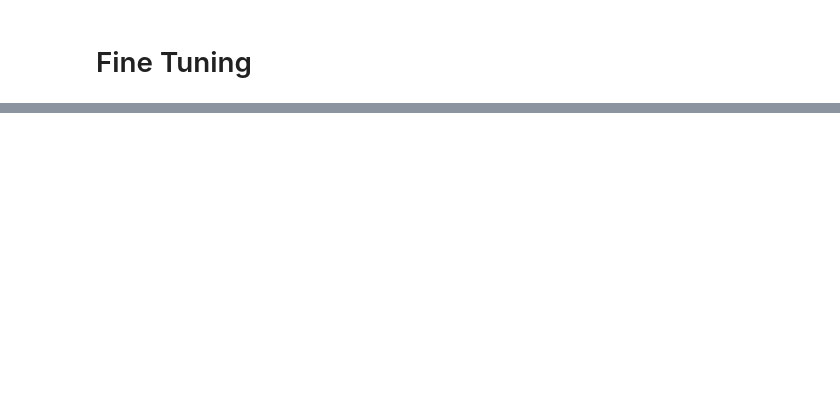
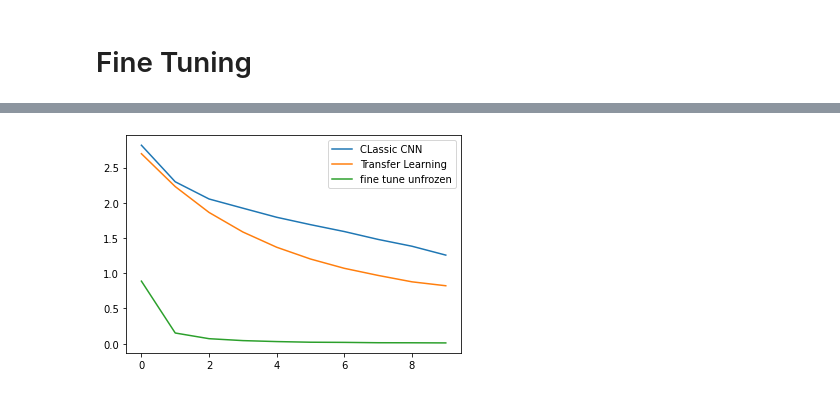
Before and after one commit to KruglovaKate/Transfer-Learning, a Jupyter notebook: flowers.ipynb, the cells around one changed output, grey strips where cells are left out. Drawn from its saved outputs; the diff is of its cells as text; code cells hidden in the pictures; blank space fills up the shorter version.

```diff
--- a/flowers.ipynb
+++ b/flowers.ipynb
@@ -154,11 +158,11 @@ import torch.nn as nn
 import torch
 import torch.nn.functional as F
 
-class TwoLayerCNN(nn.Module):
+class FourLayerCNN(nn.Module):
 
     def __init__(self):
 
-        super(TwoLayerCNN, self).__init__()
+        super(FourLayerCNN, self).__init__()
 
         self.conv1 = nn.Conv2d(3, 6, 3)
         self.conv2 = nn.Conv2d(6, 16, 3)
@@ -224,8 +228,8 @@ def train(model, loss_function,optimizer , epochs):
 # %%
 device = torch.device('cuda' if torch.cuda.is_available() else 'cpu')
 print('Using device:', device)
-model = TwoLayerCNN().to(device)  # Create model instance
+model = FourLayerCNN().to(device)  # Create model instance
 optimizer = torch.optim.SGD(model.parameters(), lr=0.01)  # Weight update
-loss_hist = train(model,  nn.CrossEntropyLoss().cuda(), optimizer, epochs = 10)
+loss_hist_CNN = train(model,  nn.CrossEntropyLoss().cuda(), optimizer, epochs = 10)
 # %% [output]
 Using device: cuda
@@ -316,4 +318,4 @@ criterion = nn.CrossEntropyLoss()
 optimizer_conv = optim.SGD(model_conv.fc.parameters(), lr=0.001)
 # %%
-loss_hist = train(model_conv, criterion.cuda(), optimizer_conv, epochs=10)
+loss_hist_tl = train(model_conv, criterion.cuda(), optimizer_conv, epochs=10)
 # %% [output]
@@ -360,5 +566,5 @@ optimizer_ft = optim.SGD(model_ft.parameters(), lr=0.001, momentum=0.9)
 # Decay LR by a factor of 0.1 every 7 epochs
 exp_lr_scheduler = lr_scheduler.StepLR(optimizer_ft, step_size=7, gamma=0.1)
 # %%
-loss_hist = train(model_ft, criterion.cuda(), optimizer_ft, epochs=10)
+loss_hist_ft_0 = train(model_ft, criterion.cuda(), optimizer_ft, epochs=10)
 # %% [output]
@@ -388 +594,10 @@ Epoch=9 loss=0.03616
 Accuracy of the network on the 10000 test images: 99 %
+# %%
+X = [0,1,2,3,4,5,6,7,8,9]
+plt.plot(X, loss_hist_CNN, label = 'CLassic CNN')
+plt.plot(X, loss_hist_tl, label = 'Transfer Learning')
+plt.plot(X, loss_hist_ft_0, label = 'fine tune unfrozen')
+plt.legend()
+plt.show()
+# %% [output]
+[figure, added]
```
Also changed, not shown: parts of 28 cells of this notebook.
